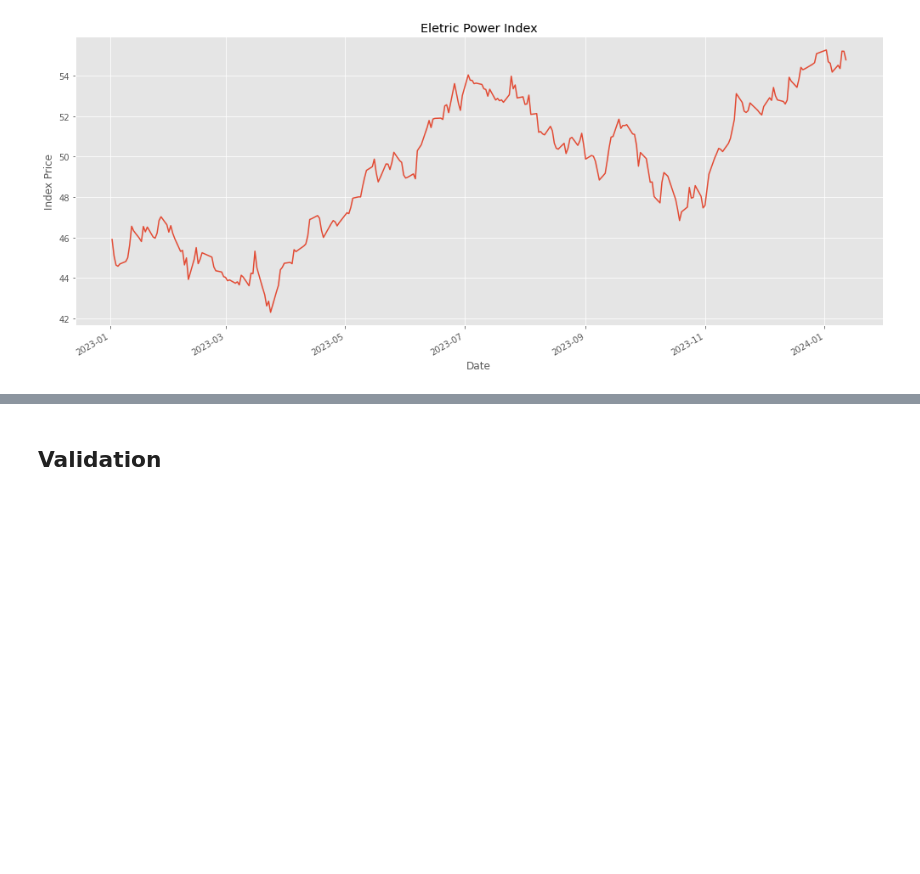
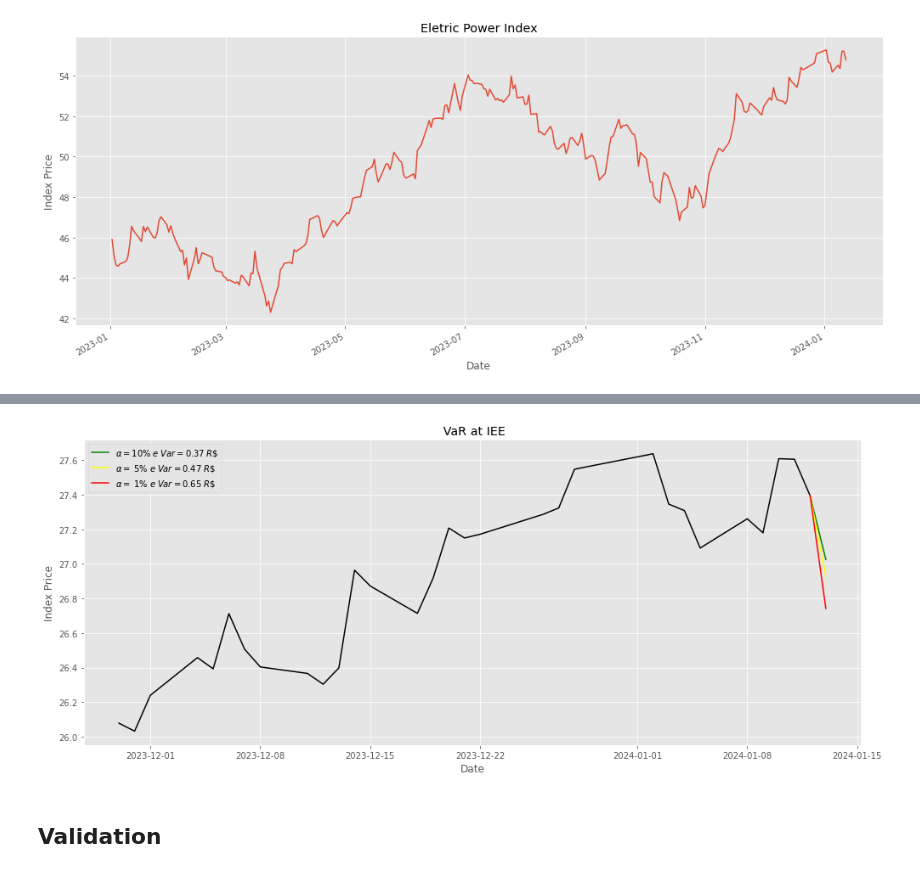
Before and after one commit to IsraelFPM/Risk-Analysis, a Jupyter notebook: ValueAtRisk.ipynb, the cells around one changed output, grey strips where cells are left out. Saved outputs shown, nothing was run; the diff lists cells and outputs as text; code cells hidden in the pictures; blank space fills up the shorter version.

```diff
--- a/ValueAtRisk.ipynb
+++ b/ValueAtRisk.ipynb
@@ -167,3 +184,17 @@ plt.tight_layout()
+# %%
+def Var(time_serie):
+    std = time_serie.std()
+    mean = time_serie.mean()
+    # Z values to each Risk
+    risk10 = 1.28155
+    risk05 = 1.64485
+    risk01 =  2.32635
+    # Potential Percentage Loss at each Risk
+    ## Transforming back from standard normal distribution
+    Var10 = -1*((std*risk10)+mean)
+    Var05 = -1*((std*risk05)+mean)
+    Var01 = -1*((std*risk01)+mean)
+    return [Var10,Var05,Var01]
 # %% [markdown]
 ## Portifolio Risk Assessment
 # %% [markdown]
@@ -271,2 +326,33 @@ plt.tight_layout()
+# %%
+Risk = Var(Daily_return)
+last_price = Price[-1]
+
+# Potential Percentage Loss
+Per10 = Risk[0]
+Per05 = Risk[1]
+Per01 = Risk[2]
+# Value at Risk
+Var10 = last_price*(Per10)
+Var05 = last_price*(Per05)
+Var01 = last_price*(Per01)
+# Minimun Stock Price at each Risk
+Min10 = last_price + Var10
+Min05 = last_price + Var05
+Min01 = last_price + Var01
+# %%
+last_day = data_series.index[-1] + dt.timedelta(days = 1)
+
+fig = plt.figure(figsize=(14,6))
+plt.title(' VaR at IEE')
+plt.xlabel('Date')
+plt.ylabel('Index Price')
+plt.plot(data_series.index[-30::],Price[-30::],color = 'black')
+plt.plot([data_series.index[-1],last_day],[last_price,Min10],label = rf'$ \alpha  = 10\% \; e \; Var = {np.abs(round(Var10,2))}   \; R\$ $' ,color = 'green')
+plt.plot([data_series.index[-1],last_day],[last_price,Min05],label = rf'$ \alpha  = \; 5\% \; e \; Var = {np.abs(round(Var05,2))} \; R\$ $' ,color = 'yellow')
+plt.plot([data_series.index[-1],last_day],[last_price,Min01],label = rf'$ \alpha  = \; 1\% \; e \; Var = {np.abs(round(Var01,2))} \; R\$ $' ,color = 'red')
+plt.legend()
+plt.tight_layout()
+# %% [output]
+[figure, added]
 # %% [markdown]
 ## Validation
```
Also changed, not shown: parts of 9 cells of this notebook.
